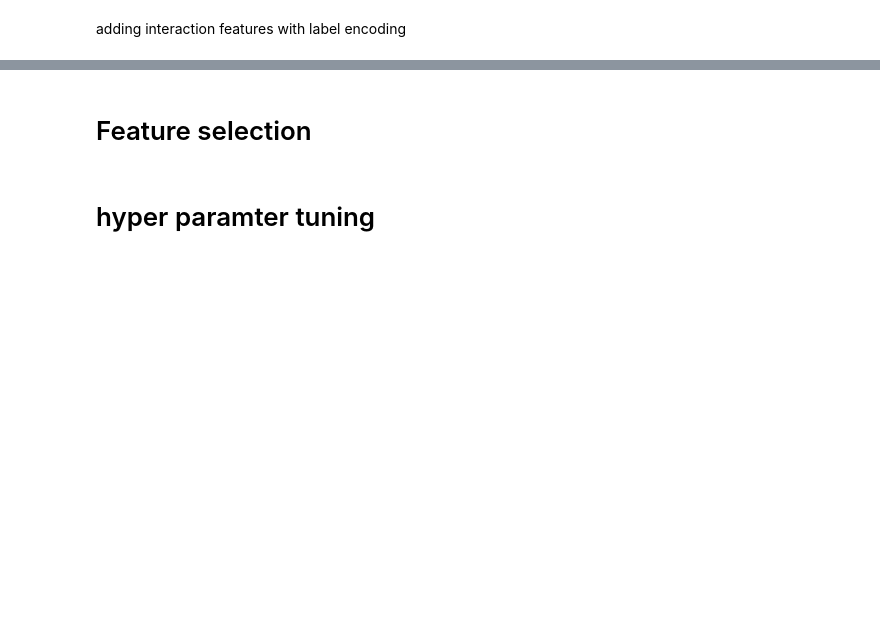
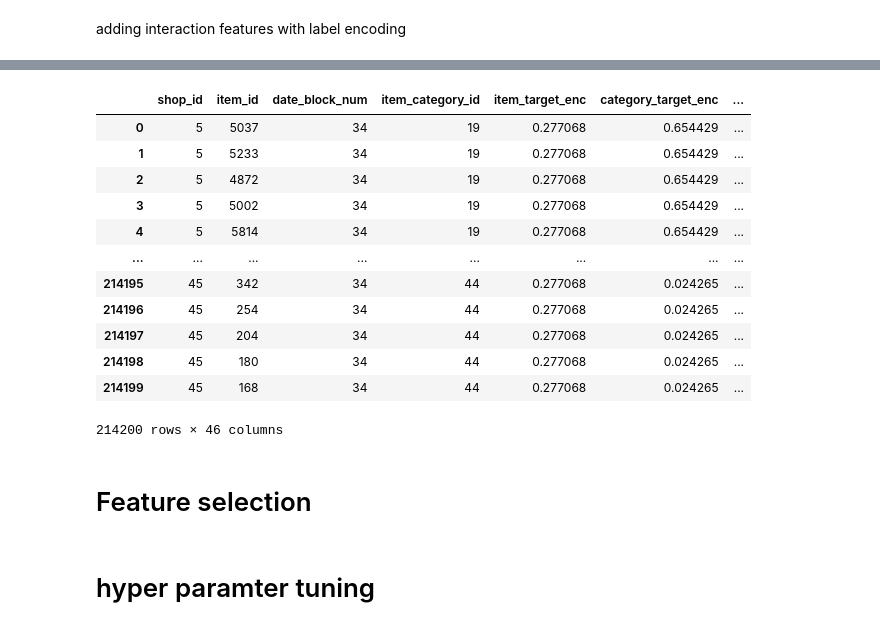
Before and after one commit to mohiiieldin/Predict-Future-Sales-Competition-on-Kaggle-Python-, a Jupyter notebook: Predict_Future_Sales.ipynb, the cells around one changed output, grey strips where cells are left out. Cells and saved outputs as stored; diff of their text form; code cells hidden in the pictures; blank space fills up the shorter version.

```diff
--- a/Predict_Future_Sales.ipynb
+++ b/Predict_Future_Sales.ipynb
@@ -1100,0 +1120,8 @@ test.drop(['shop_name_translated','item_category_name_translated'] , inplace = T
+# %%
+# submitting in the leaderboard
+#xgb = pickle.load(open('', 'rb'))
+test = test[all_data.drop('item_cnt_month' , axis = 1).columns] # sorting columns in the same order
+preds_xgb = xgb.predict(test.drop(['item_id','item_category_id','shop_id','city','main_category','sub_category'],axis = 1))
+sub = sample_submission
+sub.item_cnt_month = preds_xgb
+sub.to_csv('xgb_all_features.csv' , index = False)
@@ -1100,0 +1149,8 @@ test.drop(['shop_name_translated','item_category_name_translated'] , inplace = T
+# %%
+# submitting in the leaderboard
+#xgb = pickle.load(open('', 'rb'))
+test = test[all_data.drop('item_cnt_month' , axis = 1).columns] # sorting columns in the same order
+preds_gbm = gbm.predict(test.drop(['item_id','item_category_id','shop_id','city','main_category','sub_category'],axis = 1))
+sub = sample_submission
+sub.item_cnt_month = preds_gbm
+sub.to_csv('gbm_all_features.csv' , index = False)
@@ -1103,15 +1165,15 @@ adding interaction features with label encoding
 # %%
 import itertools
-cat_features = ['shop_id','item_id','city' ,'main_category','sub_category','item_cnt_month_shifted1','item_cnt_month_shifted2','item_cnt_month_shifted3','mean_price']
+cat_features = ['shop_id','item_id','item_category_id','city' ,'item_cnt_month_shifted1','item_cnt_month_shifted2','item_cnt_month_shifted3','mean_price']
 # Iterate through each pair of 2 features, combine them into interaction features
 all_combinations = list(itertools.combinations(cat_features, 2))
 for combination in all_combinations: #for each pair of columns convert them to strings then join them with the + operator.
   interaction = all_data[combination[0]].map(str) + '_' + all_data[combination[1]].map(str)
   interaction_name = combination[0] + '_' + combination[1]
 
-  all_data[interaction_name] = pd.factorize(interaction) # return the interaction column label encoded directly
+  all_data[interaction_name] = pd.factorize(interaction)[0] # return the interaction column label encoded directly
 # %%
 for combination in all_combinations: #for each pair of columns convert them to strings then join them with the + operator.
   interaction = test[combination[0]].map(str) + '_' + test[combination[1]].map(str)
   interaction_name = combination[0] + '_' + combination[1]
-  test[interaction_name] = pd.factorize(interaction) # return the interaction column label encoded directly
+  test[interaction_name] = pd.factorize(interaction)[0] # return the interaction column label encoded directly
@@ -1119,0 +1240,24 @@ seeing the effect of the added features
+# %%
+cat_cols = list(test.select_dtypes(include = ['float64']).columns)
+num_cols1 = ['item_cnt_month_shifted1','item_cnt_month_shifted2','item_cnt_month_shifted3','shop_id','item_id','date_block_num','year']
+num_cols2 = list(test.drop(num_cols1,axis = 1).select_dtypes(exclude = ['float64', 'object']).columns)
+
+test[cat_cols] = test[cat_cols].astype(np.float32)
+test[num_cols2] = test[num_cols2].astype(np.int32)
+test[num_cols1] = test[num_cols1].astype(np.int16)
+
+test
+# %% [output]
+|  | shop_id | item_id | date_block_num | item_category_id | item_target_enc | category_target_enc | ... |
+| 0 | 5 | 5037 | 34 | 19 | 0.277068 | 0.654429 | ... |
+| 1 | 5 | 5233 | 34 | 19 | 0.277068 | 0.654429 | ... |
+| 2 | 5 | 4872 | 34 | 19 | 0.277068 | 0.654429 | ... |
+| 3 | 5 | 5002 | 34 | 19 | 0.277068 | 0.654429 | ... |
+| 4 | 5 | 5814 | 34 | 19 | 0.277068 | 0.654429 | ... |
+| ... | ... | ... | ... | ... | ... | ... | ... |
+| 214195 | 45 | 342 | 34 | 44 | 0.277068 | 0.024265 | ... |
+| 214196 | 45 | 254 | 34 | 44 | 0.277068 | 0.024265 | ... |
+| 214197 | 45 | 204 | 34 | 44 | 0.277068 | 0.024265 | ... |
+| 214198 | 45 | 180 | 34 | 44 | 0.277068 | 0.024265 | ... |
+| 214199 | 45 | 168 | 34 | 44 | 0.277068 | 0.024265 | ... |
+214200 rows × 46 columns
```
Also changed, not shown: parts of 31 cells of this notebook.
